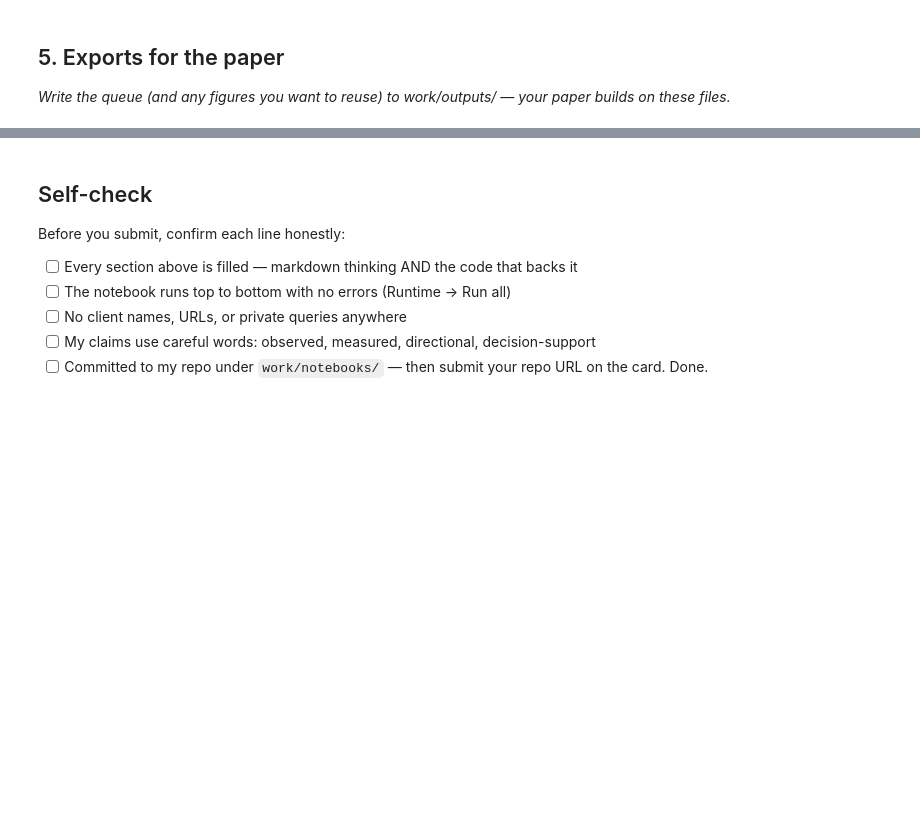
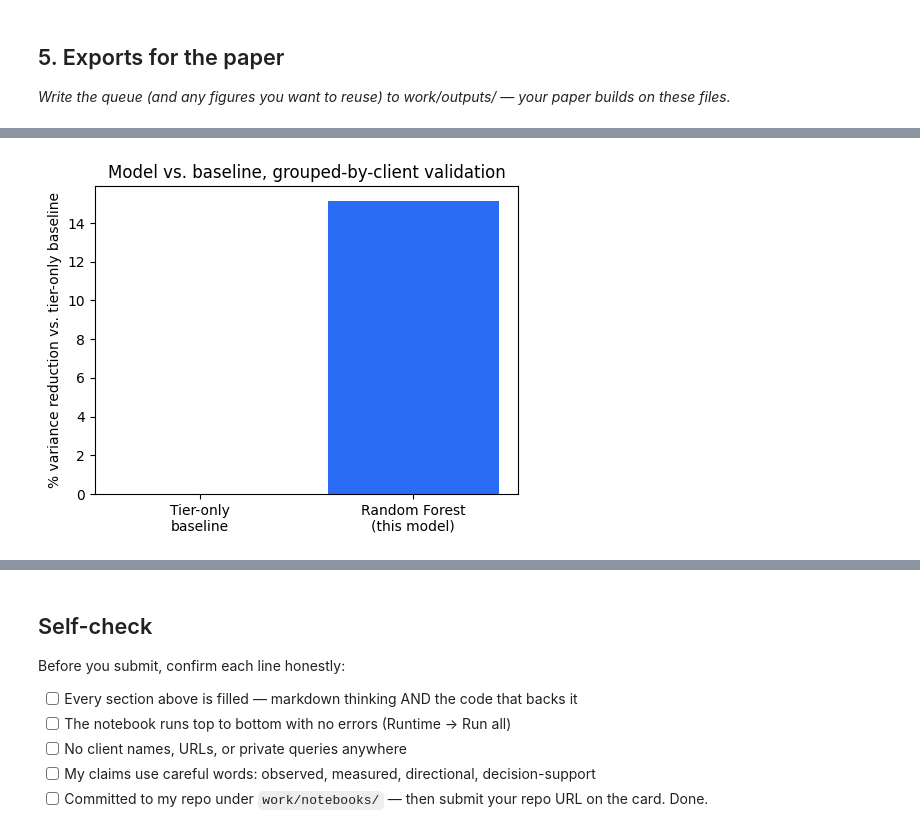
Before and after one commit to Abdulm111/ML-Assignement01, a Jupyter notebook: work/notebooks/w07_action_playbook.ipynb, the cells around one changed output, grey strips where cells are left out. Drawn from its saved outputs; the diff is of its cells as text; code cells hidden in the pictures; blank space fills up the shorter version.

Commit message:
This is the assignment of ML Track Content Action Playbook.

```diff
--- a/work/notebooks/w07_action_playbook.ipynb
+++ b/work/notebooks/w07_action_playbook.ipynb
@@ -15,0 +68,17 @@ This skeleton is yours to fill. Work the sections **in order** — each one has
+# %%
+# This cell is for CODE (numbers, a query, a check).
+# Write your text answer in the cell ABOVE this one — typing sentences here breaks Run All.
+# Schema probe -- do we actually have content-age / last-updated fields in the
+# warehouse's dim_content table? Check before assuming, per flyrank-data.
+import duckdb
+from google.colab import userdata
+
+HF_TOKEN = userdata.get("HF_TOKEN")
+con = duckdb.connect()
+con.execute("CREATE SECRET (TYPE huggingface, TOKEN ?)", [HF_TOKEN])
+REL = "hf://datasets/FlyRank/internship-warehouse"
+
+schema = con.sql(f"DESCRIBE SELECT * FROM read_parquet('{REL}/dim_content.parquet')").df()
+print(schema.to_string())
+print("\nLook for anything like content_age_days / days_since_last_update / published_date above.")
+print("If present: tell your assistant the exact column name(s) so the decay insight below can use real data.")
@@ -43,0 +570,64 @@ This skeleton is yours to fill. Work the sections **in order** — each one has
+# %%
+import os, json
+import matplotlib.pyplot as plt
+
+os.makedirs("work/outputs", exist_ok=True)
+os.makedirs("work/figures", exist_ok=True)
+
+QUEUE_SIZE = sum(QUOTAS.values())
+# 1. The priority queue CSV (gitignored, regenerated every run)
+queue.to_csv("work/outputs/w07_ranked_queue.csv", index=False)
+print(f"Wrote work/outputs/w07_ranked_queue.csv ({len(queue)} rows -- the top {QUEUE_SIZE} priority queue)")
+
+# Secondary reference file: the full eligible pool, not the priority queue
+eligible_sorted.to_csv("work/outputs/w07_eligible_pool_full.csv", index=False)
+print(f"Wrote work/outputs/w07_eligible_pool_full.csv ({len(eligible_sorted)} rows -- full reference pool)")
+
+# 2. Metrics JSON (committed -- the paper's receipts)
+metrics_export = {
+    "validated_performance_grouped_split": validated_metrics,
+    "queue_composition": {
+        "eligible_pool_size": len(eligible_sorted),
+        "priority_queue_size": len(queue),
+        "reason_code_counts": queue["reason_code"].value_counts().to_dict(),
+        "confidence_flag_counts": queue["confidence_flag"].value_counts().to_dict(),
+    },
+    "own_panel_decay_check": {
+        "group_means": own_panel_check.to_dict(),
+        "word_count_missing_overall_pct": round(missing_wc / len(q) * 100, 1),
+        "word_count_missing_by_group_pct": {
+            "underperforming": round(missing_by_group.get(True, float("nan")) * 100, 1),
+            "at_or_above_expected": round(missing_by_group.get(False, float("nan")) * 100, 1),
+        },
+        "word_count_verdict": "inconclusive -- unequal missingness between groups",
+    },
+    "monitoring_baseline": monitoring_triggers,
+}
+with open("work/outputs/w07_metrics.json", "w") as f:
+    json.dump(metrics_export, f, indent=2)
+print("Wrote work/outputs/w07_metrics.json")
+
+# 3. Figure -- model vs. tier-only baseline (variance reduction)
+fig, ax = plt.subplots(figsize=(5, 4))
+ax.bar(["Tier-only\nbaseline", "Random Forest\n(this model)"],
+       [0, validated_metrics["pct_variance_reduction_vs_tier_baseline"]],
+       color=["#999999", "#2a6df4"])
+ax.set_ylabel("% variance reduction vs. tier-only baseline")
+ax.set_title("Model vs. baseline, grouped-by-client validation")
+plt.tight_layout()
+plt.savefig("work/figures/w07_model_vs_baseline.png", dpi=150)
+plt.show()
+
+# 4. Figure -- priority queue composition (top 200, not the full eligible pool)
+fig, ax = plt.subplots(figsize=(6, 4))
+composition = queue.groupby(["reason_code", "confidence_flag"]).size().unstack(fill_value=0)
+composition.plot(kind="bar", stacked=True, ax=ax, color=["#2a6df4", "#f4a52a", "#cccccc"])
+ax.set_ylabel("Pages in priority queue (top 200)")
+ax.set_title("Priority queue composition: reason code x confidence flag")
+plt.xticks(rotation=0)
+plt.tight_layout()
+plt.savefig("work/figures/w07_queue_composition.png", dpi=150)
+plt.show()
+
+print("Wrote work/figures/w07_model_vs_baseline.png and work/figures/w07_queue_composition.png")
+# %% [output]
@@ -43,0 +637 @@ This skeleton is yours to fill. Work the sections **in order** — each one has
+[figure, added]
```
Also changed, not shown: parts of 18 cells of this notebook.
